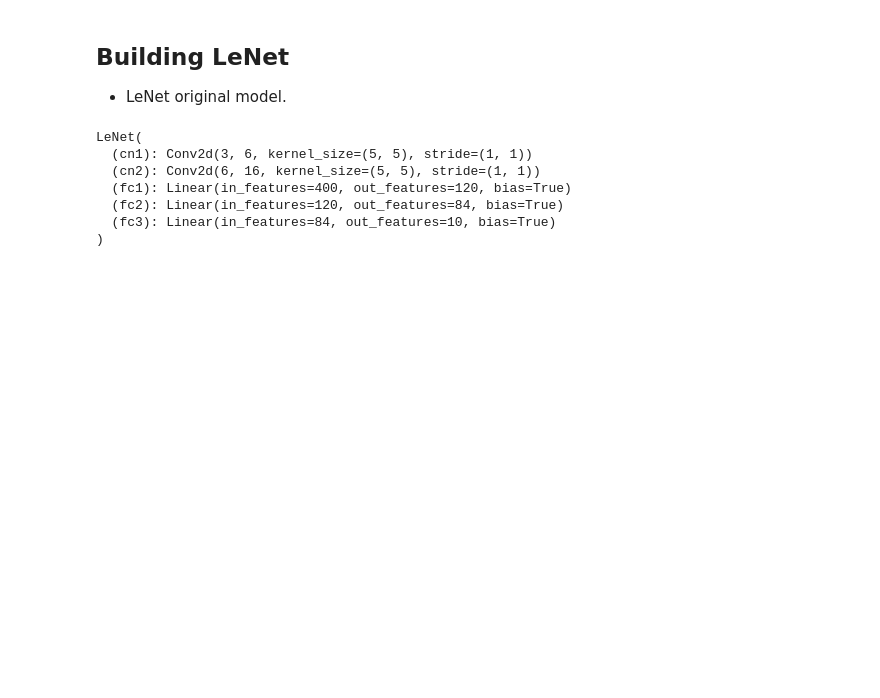
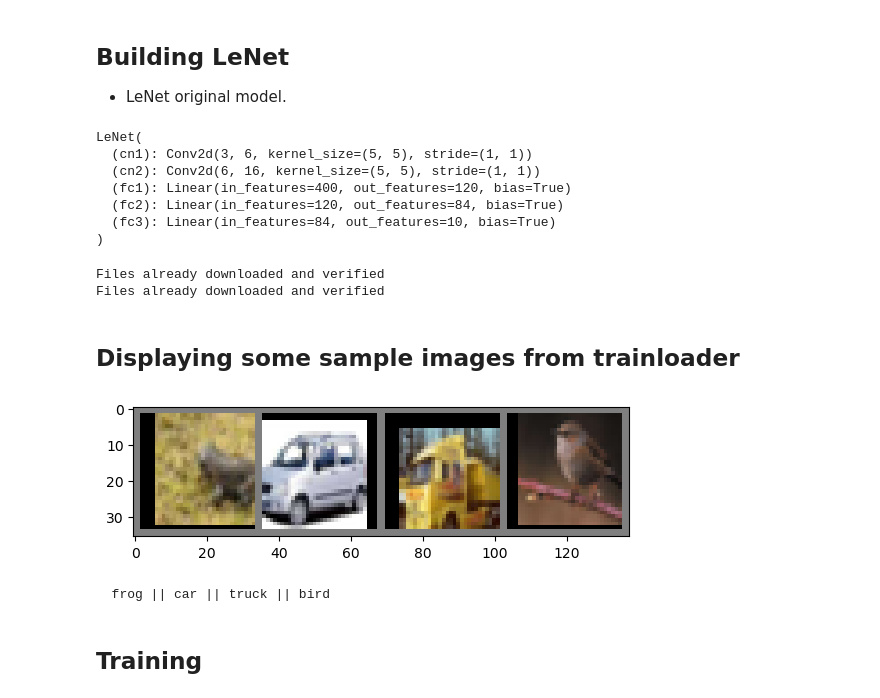
Before and after one commit to Moses-Omondi/mastering-pytorch, a Jupyter notebook: chapter-2/LeNet.ipynb, the cells around one changed output. Saved outputs shown, nothing was run; the diff lists cells and outputs as text; code cells hidden in the pictures; blank space fills up the shorter version.

Commit message:
LeNet trained epochs run

```diff
--- a/chapter-2/LeNet.ipynb
+++ b/chapter-2/LeNet.ipynb
@@ -97,3 +98,50 @@ def test(net, test_loader):
     print('LeNet accuracy on 10000 images from test dataset: %d %%' %(
         100 * success/counter
     ))
+# %%
+#Trainset
+train_transform = transforms.Compose([
+    transforms.RandomHorizontalFlip(),
+    transforms.RandomCrop(32, 4),
+    transforms.ToTensor(),
+    transforms.Normalize((0.5, 0.5, 0.5), (0.5, 0.5, 0.5))
+])
+
+trainset = torchvision.datasets.CIFAR10(root='./data', train=True, download=True, transform=train_transform)
+trainloader = torch.utils.data.DataLoader(trainset, batch_size=8, shuffle=True)
+
+
+# Testset
+test_transform = transforms.Compose([
+    transforms.ToTensor(),
+    transforms.Normalize((0.5, 0.5, 0.5), (0.5, 0.5, 0.5))
+])
+
+testset = torchvision.datasets.CIFAR10(root='./data', train=False, download=True, transform=test_transform)
+testloader = torch.utils.data.DataLoader(testset, batch_size=10000, shuffle=False)
+
+# ordering is important
+classes = ('plane', 'car', 'bird', 'cat', 'deer', 'dog', 'frog', 'horse', 'ship', 'truck')
+# %% [output]
+Files already downloaded and verified
+Files already downloaded and verified
+# %% [markdown]
+## Displaying some sample images from trainloader
+# %%
+def imageshow(image):
+    image = image/2 + 0.5
+    npimage = image.numpy()
+    plt.imshow(np.transpose(npimage, (1,2,0)))
+    plt.show()
+
+dataiter = iter(trainloader)
+images, labels = next(dataiter)
+
+num_images = 4
+imageshow(torchvision.utils.make_grid(images[:num_images]))
+print('  '+' || '.join(classes[labels[j]] for j in range(num_images)))
+# %% [output]
+[figure, added]
+  frog || car || truck || bird
+# %% [markdown]
+## Training
```
Also changed, not shown: parts of 3 cells of this notebook, 2 other files.
